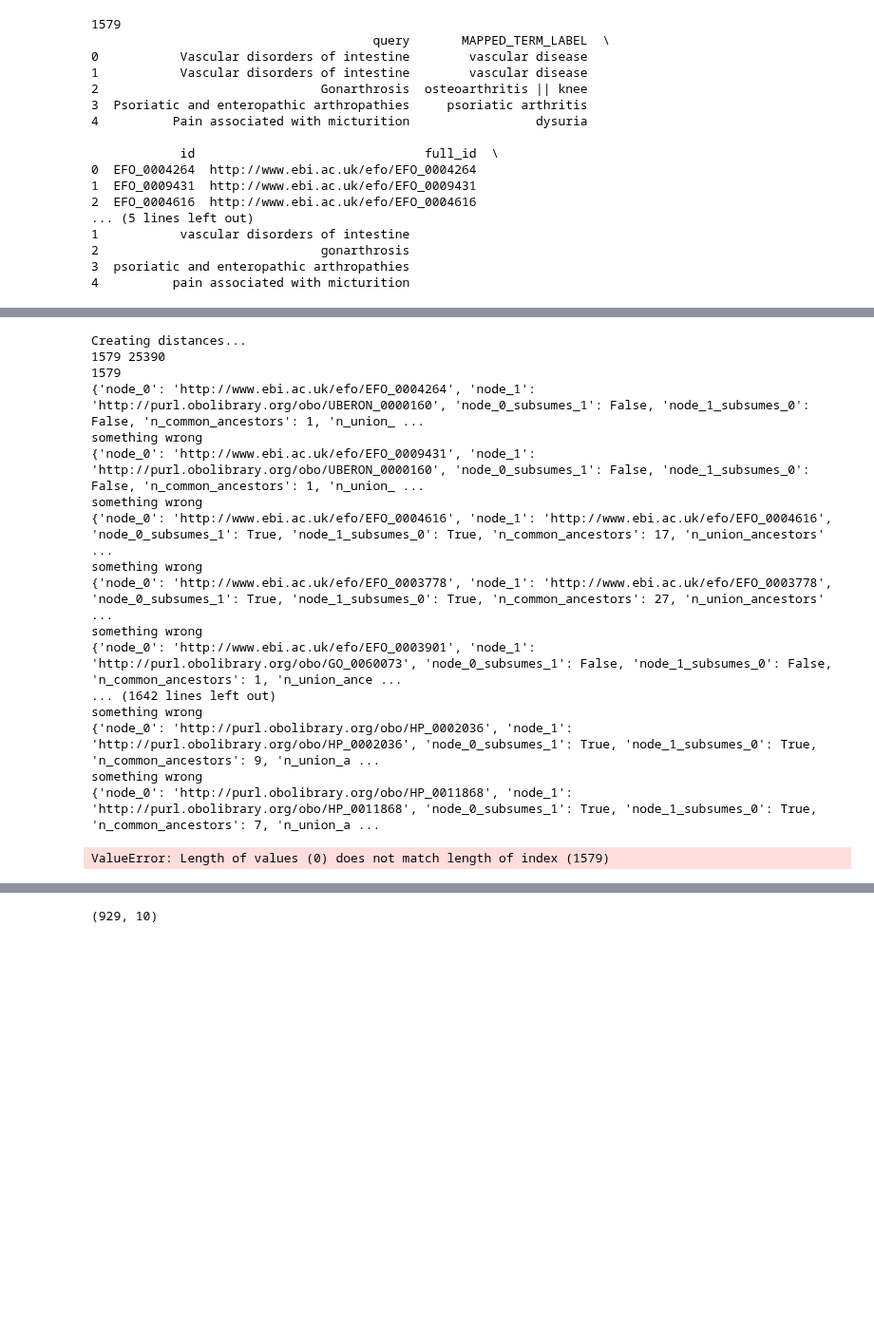
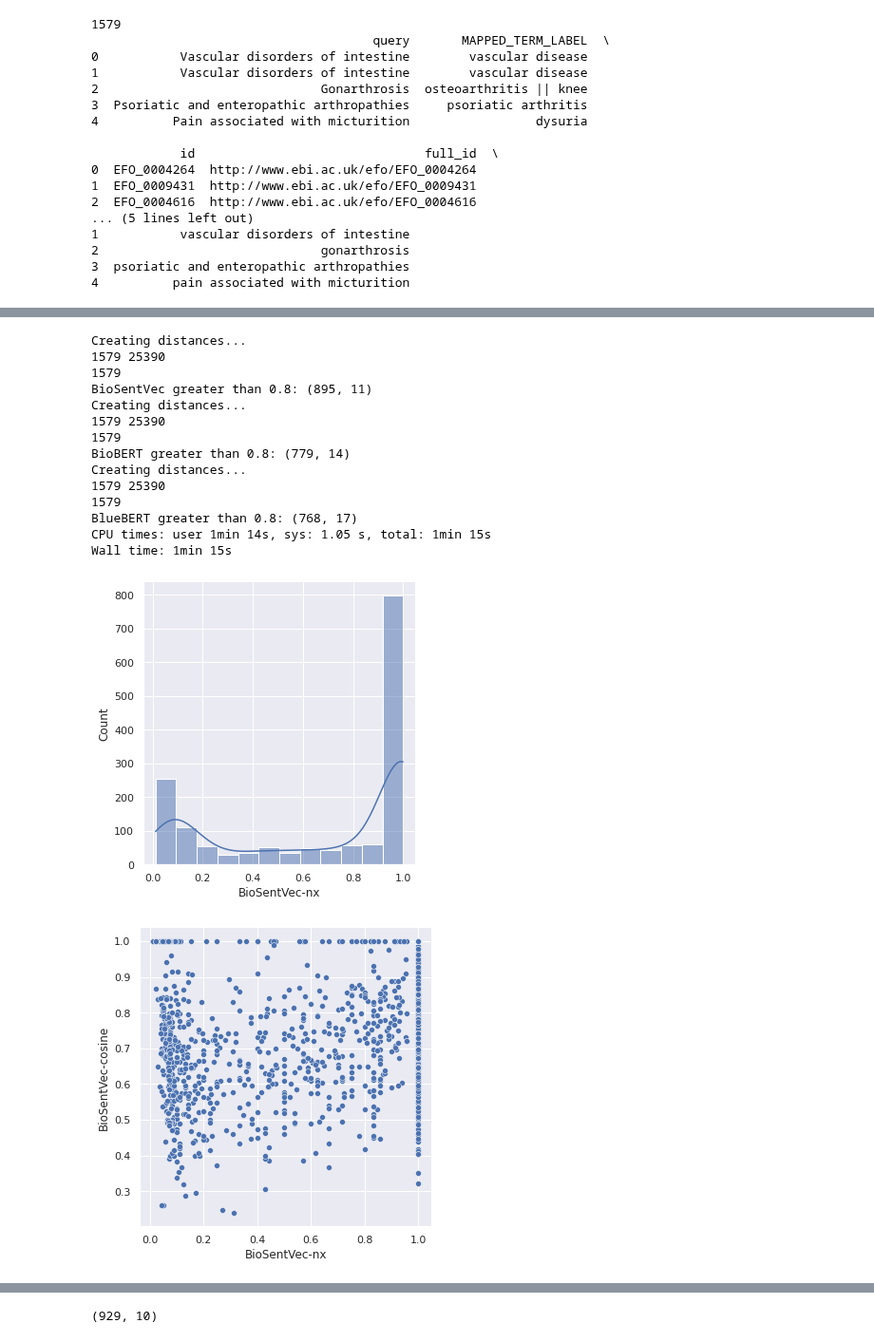
Before and after one commit to MRCIEU/vectology, a Jupyter notebook: analysis/paper/ebi-ukb-efo.ipynb, the cells around one changed output, grey strips where cells are left out. Shown at 95% size. Drawn from its saved outputs; the diff is of its cells as text; code cells hidden in the pictures; blank space fills up the shorter version.

```diff
--- a/analysis/paper/ebi-ukb-efo.ipynb
+++ b/analysis/paper/ebi-ukb-efo.ipynb
@@ -302,46 +302,44 @@ def get_top(model,pairwise_data):
             min_dis=0
             min_val=0
         #print('EFO:',efo_df.iloc[min_dis][['name','id']].values,min_val)
         try:
             res = similarity = efo_nx.similarity(irows['full_id'],efo_df.iloc[min_dis]['efo_id']).results()
             dis_results.append(res[nxontology_measure])
-            efo_map.append(efo_df.iloc[min_dis]['efo=id'])
+            efo_map.append(efo_df.iloc[min_dis]['efo_id'])
             cosine_results.append(1-min_val)
         except:
             print('something wrong')
             exit()
         count+=1
     ebi_df[f'{model}-nx']=dis_results
     ebi_df[f'{model}-efo']=efo_map
     ebi_df[f'{model}-cosine']=cosine_results
     #print(ebi_df.head())
     print(model,'greater than 0.8:',ebi_df[ebi_df[f'{model}-nx']>0.8].shape)
     #plot histogram of distances
     sns_plot = sns.displot(ebi_df, x=f"{model}-nx",kde=True)
     sns_plot.savefig(f"output/{model}-{nxontology_measure}-nx.pdf")
     #plot correlation between cosine and nxontolgy
     sns_rel = sns.relplot(data=ebi_df, x=f'{model}-nx', y=f'{model}-cosine')
     sns_rel.savefig(f"output/{model}-nx-vs-cosine.pdf")
 
 for m in modelData:
     dd = run_pairs(m['name'])
     get_top(m['name'],dd)
 # %% [output]
 Creating distances...
 1579 25390
 1579
-{'node_0': 'http://www.ebi.ac.uk/efo/EFO_0004264', 'node_1': 'http://purl.obolibrary.org/obo/UBERON_0000160', 'node_0_subsumes_1': False, 'node_1_subsumes_0': False, 'n_common_ancestors': 1, 'n_union_ ...
-something wrong
-{'node_0': 'http://www.ebi.ac.uk/efo/EFO_0009431', 'node_1': 'http://purl.obolibrary.org/obo/UBERON_0000160', 'node_0_subsumes_1': False, 'node_1_subsumes_0': False, 'n_common_ancestors': 1, 'n_union_ ...
-something wrong
-{'node_0': 'http://www.ebi.ac.uk/efo/EFO_0004616', 'node_1': 'http://www.ebi.ac.uk/efo/EFO_0004616', 'node_0_subsumes_1': True, 'node_1_subsumes_0': True, 'n_common_ancestors': 17, 'n_union_ancestors' ...
-something wrong
-{'node_0': 'http://www.ebi.ac.uk/efo/EFO_0003778', 'node_1': 'http://www.ebi.ac.uk/efo/EFO_0003778', 'node_0_subsumes_1': True, 'node_1_subsumes_0': True, 'n_common_ancestors': 27, 'n_union_ancestors' ...
-something wrong
-{'node_0': 'http://www.ebi.ac.uk/efo/EFO_0003901', 'node_1': 'http://purl.obolibrary.org/obo/GO_0060073', 'node_0_subsumes_1': False, 'node_1_subsumes_0': False, 'n_common_ancestors': 1, 'n_union_ance ...
-... (1642 lines left out)
-something wrong
-{'node_0': 'http://purl.obolibrary.org/obo/HP_0002036', 'node_1': 'http://purl.obolibrary.org/obo/HP_0002036', 'node_0_subsumes_1': True, 'node_1_subsumes_0': True, 'n_common_ancestors': 9, 'n_union_a ...
-something wrong
-{'node_0': 'http://purl.obolibrary.org/obo/HP_0011868', 'node_1': 'http://purl.obolibrary.org/obo/HP_0011868', 'node_0_subsumes_1': True, 'node_1_subsumes_0': True, 'n_common_ancestors': 7, 'n_union_a ...
+BioSentVec greater than 0.8: (895, 11)
+Creating distances...
+1579 25390
+1579
+BioBERT greater than 0.8: (779, 14)
+Creating distances...
+1579 25390
+1579
+BlueBERT greater than 0.8: (768, 17)
+CPU times: user 1min 14s, sys: 1.05 s, total: 1min 15s
+Wall time: 1min 15s
-ValueError: Length of values (0) does not match length of index (1579)
+[figure, added]
+[figure, added]
```
Also changed, not shown: parts of 5 cells of this notebook.
